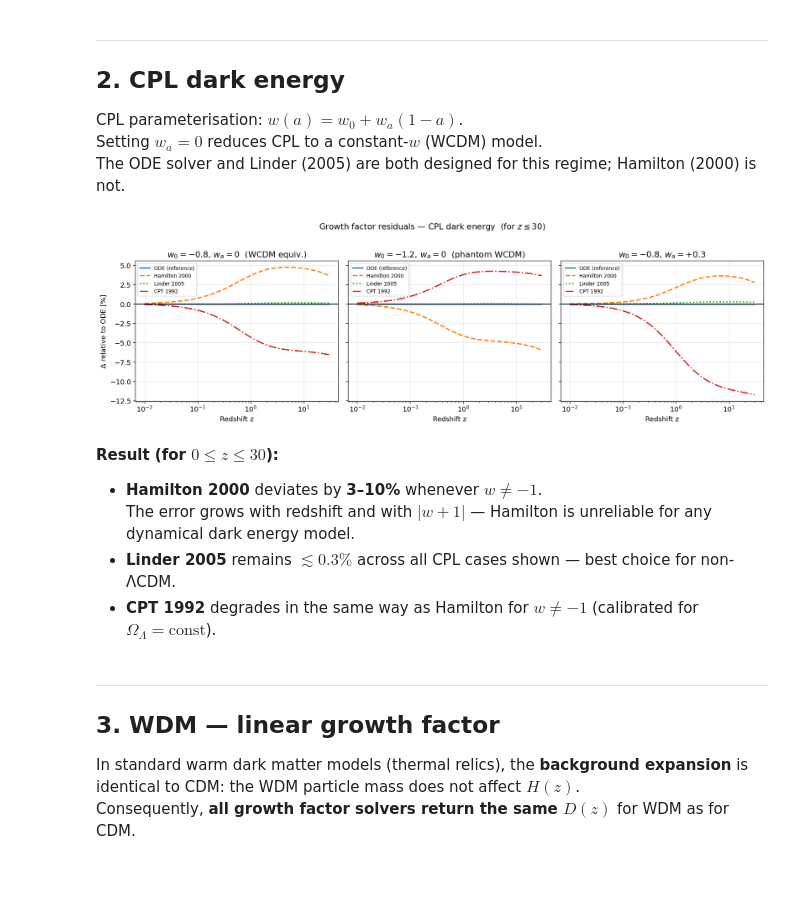
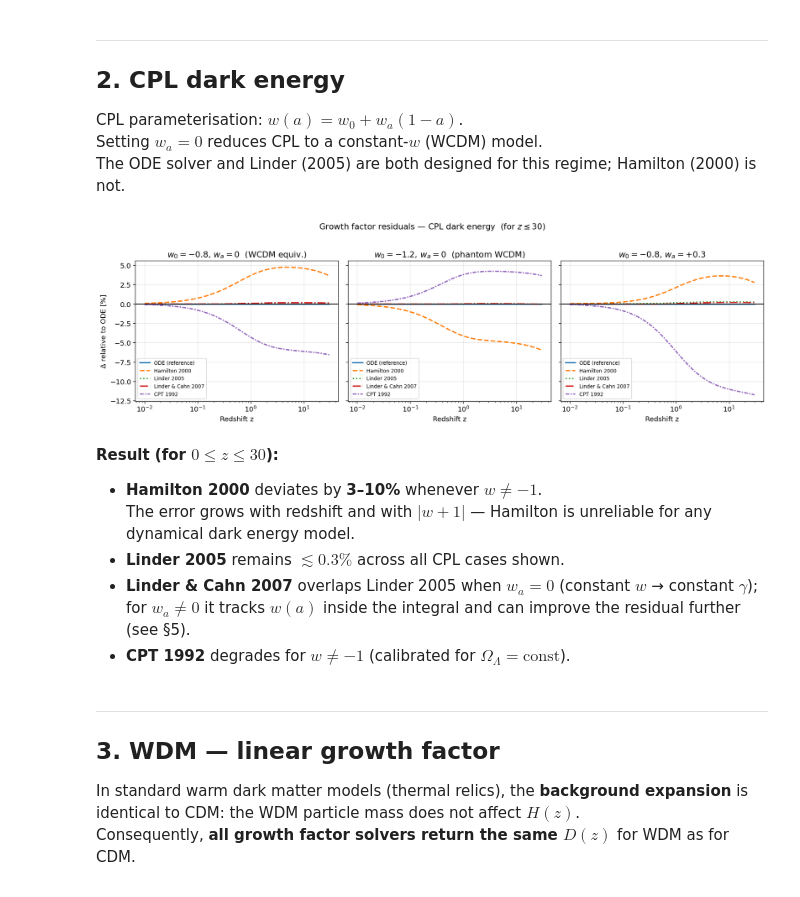
Before and after one commit to sambit-giri/toolscosmo, a Jupyter notebook: notebooks/example_GrowthFactor.ipynb, the cells around one changed output. Drawn from its saved outputs; the diff is of its cells as text; code cells hidden in the pictures.

Commit message:
Linder & Cahn (2007) Growth Factor

```diff
--- a/notebooks/example_GrowthFactor.ipynb
+++ b/notebooks/example_GrowthFactor.ipynb
@@ -52,17 +54,18 @@ param_lcdm = tc.par(DM='LCDM', DE='LCDM')
 param_lcdm.cosmo.solver = 'toolscosmo'
 
 D_lcdm = {
-    'ODE (reference)' : Dz(param_lcdm, 'solveODE'),
-    'Hamilton 2000'   : Dz(param_lcdm, 'Hamilton2000'),
-    'Linder 2005'     : Dz(param_lcdm, 'Linder2005'),
-    'CPT 1992'        : Dz(param_lcdm, 'CPT'),
+    'ODE (reference)'    : Dz(param_lcdm, 'solveODE'),
+    'Hamilton 2000'      : Dz(param_lcdm, 'Hamilton2000'),
+    'Linder 2005'        : Dz(param_lcdm, 'Linder2005'),
+    'Linder & Cahn 2007' : Dz(param_lcdm, 'LinderCahn2007'),
+    'CPT 1992'           : Dz(param_lcdm, 'CPT'),
 }
 
 fig, axes = plt.subplots(2, 1, figsize=(8, 7), sharex=True,
                           gridspec_kw={'height_ratios': [2, 1]})
 ax, axr = axes
-colors = ['C0', 'C1', 'C2', 'C3']
-ls_list = ['-', '--', ':', '-.']
+colors  = ['C0', 'C1', 'C2', 'C3', 'C4']
+ls_list = ['-', '--', ':', '-.', (0, (3, 1, 1, 1))]
 D_ref = D_lcdm['ODE (reference)']
 
 for (label, D), c, ls in zip(D_lcdm.items(), colors, ls_list):
@@ -102,7 +105,7 @@ Setting $w_a = 0$ reduces CPL to a constant-$w$ (WCDM) model.
 The ODE solver and Linder (2005) are both designed for this regime; Hamilton (2000) is not.
 # %%
 # CPL cases: the first two have wa=0 (equivalent to WCDM) to show Hamilton failure;
-# the third has non-zero wa.
+# the third has non-zero wa where LinderCahn2007 improves on Linder2005.
 cpl_cases = [
     {'w0': -0.8, 'wa':  0.0, 'label': r'$w_0=-0.8,\,w_a=0$  (WCDM equiv.)'},
     {'w0': -1.2, 'wa':  0.0, 'label': r'$w_0=-1.2,\,w_a=0$  (phantom WCDM)'},
@@ -112,46 +115,48 @@ cpl_cases = [
 fig, axes = plt.subplots(1, 3, figsize=(15, 4.5), sharey=True)
 
 for ax, case in zip(axes, cpl_cases):
     param_cpl = tc.par(DM='LCDM', DE='CPL')
     param_cpl.cosmo.solver = 'toolscosmo'
     param_cpl.DE.w0 = case['w0']
     param_cpl.DE.wa = case['wa']
 
     D_cpl = {
-        'ODE (reference)' : Dz(param_cpl, 'solveODE'),
-        'Hamilton 2000'   : Dz(param_cpl, 'Hamilton2000'),
-        'Linder 2005'     : Dz(param_cpl, 'Linder2005'),
-        'CPT 1992'        : Dz(param_cpl, 'CPT'),
+        'ODE (reference)'    : Dz(param_cpl, 'solveODE'),
+        'Hamilton 2000'      : Dz(param_cpl, 'Hamilton2000'),
+        'Linder 2005'        : Dz(param_cpl, 'Linder2005'),
+        'Linder & Cahn 2007' : Dz(param_cpl, 'LinderCahn2007'),
+        'CPT 1992'           : Dz(param_cpl, 'CPT'),
     }
     D_ref = D_cpl['ODE (reference)']
 
-    colors = ['C0', 'C1', 'C2', 'C3']
-    ls_list = ['-', '--', ':', '-.']
+    colors  = ['C0', 'C1', 'C2', 'C3', 'C4']
+    ls_list = ['-', '--', ':', '-.', (0, (3, 1, 1, 1))]
     for (label, D), c, ls in zip(D_cpl.items(), colors, ls_list):
         rel = (D - D_ref) / D_ref * 100
         ax.plot(z, rel, label=label, color=c, ls=ls, lw=2)
 
     ax.axhline(0, color='k', lw=1)
     ax.set_xscale('log')
     ax.set_xlabel('Redshift z')
     if ax == axes[0]:
         ax.set_ylabel('Δ relative to ODE [%]')
     ax.set_title(case['label'])
     ax.legend(fontsize=8)
 
 plt.suptitle('Growth factor residuals — CPL dark energy  (for $z \\leq 30$)',
              fontsize=13, y=1.02)
 plt.tight_layout()
 #plt.savefig('growth_factor_CPL.png', bbox_inches='tight')
 plt.show()
 # %% [output]
-[figure, old version]
+[figure, new version]
 # %% [markdown]
 **Result (for $0 \leq z \leq 30$):**
 - **Hamilton 2000** deviates by **3–10%** whenever $w \neq -1$.
   The error grows with redshift and with $|w + 1|$ — Hamilton is unreliable for any dynamical dark energy model.
-- **Linder 2005** remains $\lesssim 0.3\%$ across all CPL cases shown — best choice for non-ΛCDM.
-- **CPT 1992** degrades in the same way as Hamilton for $w \neq -1$ (calibrated for $\Omega_\Lambda = \text{const}$).
+- **Linder 2005** remains $\lesssim 0.3\%$ across all CPL cases shown.
+- **Linder & Cahn 2007** overlaps Linder 2005 when $w_a = 0$ (constant $w$ → constant $\gamma$); for $w_a \neq 0$ it tracks $w(a)$ inside the integral and can improve the residual further (see §5).
+- **CPT 1992** degrades for $w \neq -1$ (calibrated for $\Omega_\Lambda = \text{const}$).
 # %% [markdown]
 ---
 <a id='wdm'></a>
```
Also changed, not shown: parts of 6 cells of this notebook, 6 other files.
